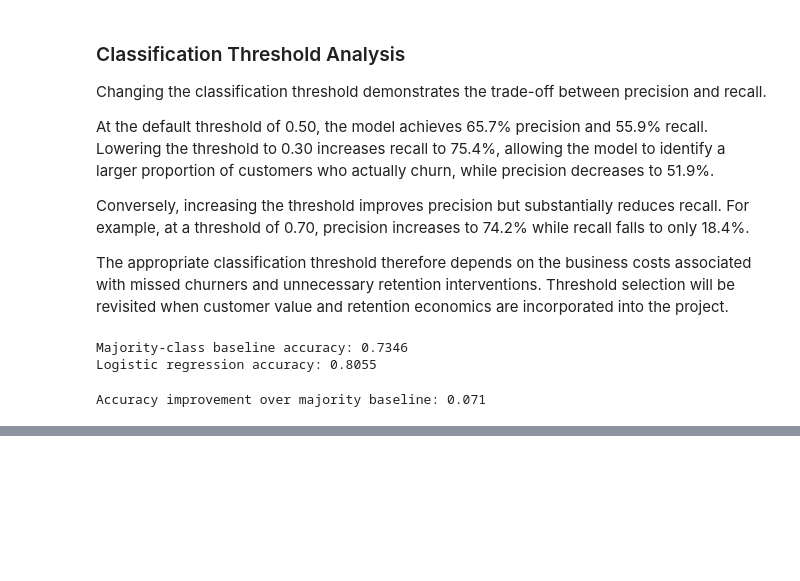
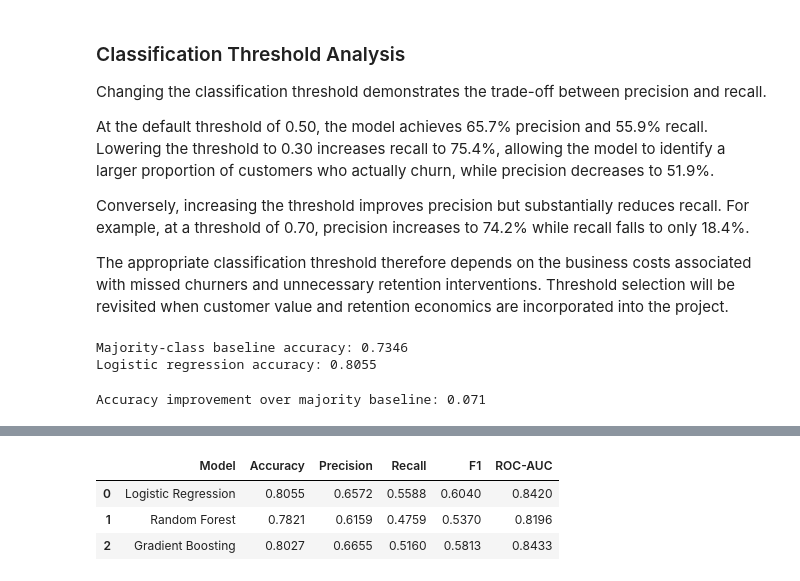
Before and after one commit to AbdulBari8455/customer-churn-platform, a Jupyter notebook: notebooks/02_feature_engineering_and_baseline_model.ipynb, the cells around one changed output, grey strips where cells are left out. Cells and saved outputs as stored; diff of their text form; code cells hidden in the pictures; blank space fills up the shorter version.

```diff
--- a/notebooks/02_feature_engineering_and_baseline_model.ipynb
+++ b/notebooks/02_feature_engineering_and_baseline_model.ipynb
@@ -370,0 +414,3 @@ Accuracy improvement over majority baseline: 0.071
+# %%
+rf_pred = random_forest_model.predict(X_test)
+rf_prob = random_forest_model.predict_proba(X_test)[:, 1]
@@ -370,0 +478,12 @@ Accuracy improvement over majority baseline: 0.071
+# %%
+gradient_boosting_model = Pipeline(
+    steps=[
+        ("preprocessor", preprocessor),
+        (
+            "classifier",
+            GradientBoostingClassifier(
+                random_state=42
+            )
+        )
+    ]
+)
@@ -370,0 +513,3 @@ Accuracy improvement over majority baseline: 0.071
+# %%
+gb_pred = gradient_boosting_model.predict(X_test)
+gb_prob = gradient_boosting_model.predict_proba(X_test)[:, 1]
@@ -370,0 +536,40 @@ Accuracy improvement over majority baseline: 0.071
+# %%
+model_results = pd.DataFrame({
+    "Model": [
+        "Logistic Regression",
+        "Random Forest",
+        "Gradient Boosting"
+    ],
+    "Accuracy": [
+        accuracy_score(y_test, y_pred),
+        accuracy_score(y_test, rf_pred),
+        accuracy_score(y_test, gb_pred)
+    ],
+    "Precision": [
+        precision_score(y_test, y_pred),
+        precision_score(y_test, rf_pred),
+        precision_score(y_test, gb_pred)
+    ],
+    "Recall": [
+        recall_score(y_test, y_pred),
+        recall_score(y_test, rf_pred),
+        recall_score(y_test, gb_pred)
+    ],
+    "F1": [
+        f1_score(y_test, y_pred),
+        f1_score(y_test, rf_pred),
+        f1_score(y_test, gb_pred)
+    ],
+    "ROC-AUC": [
+        roc_auc_score(y_test, y_prob),
+        roc_auc_score(y_test, rf_prob),
+        roc_auc_score(y_test, gb_prob)
+    ]
+})
+
+model_results.round(4)
+# %% [output]
+|  | Model | Accuracy | Precision | Recall | F1 | ROC-AUC |
+| 0 | Logistic Regression | 0.8055 | 0.6572 | 0.5588 | 0.6040 | 0.8420 |
+| 1 | Random Forest | 0.7821 | 0.6159 | 0.4759 | 0.5370 | 0.8196 |
+| 2 | Gradient Boosting | 0.8027 | 0.6655 | 0.5160 | 0.5813 | 0.8433 |
```
Also changed, not shown: parts of 17 cells of this notebook.
